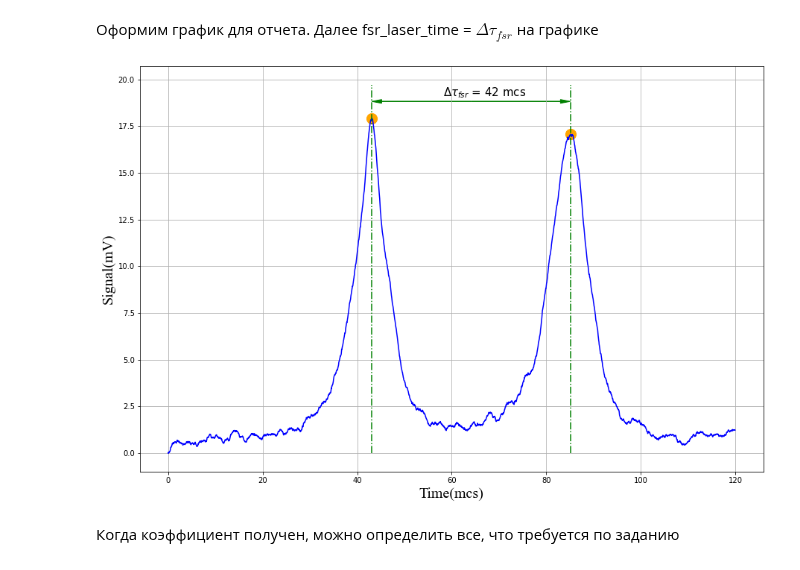
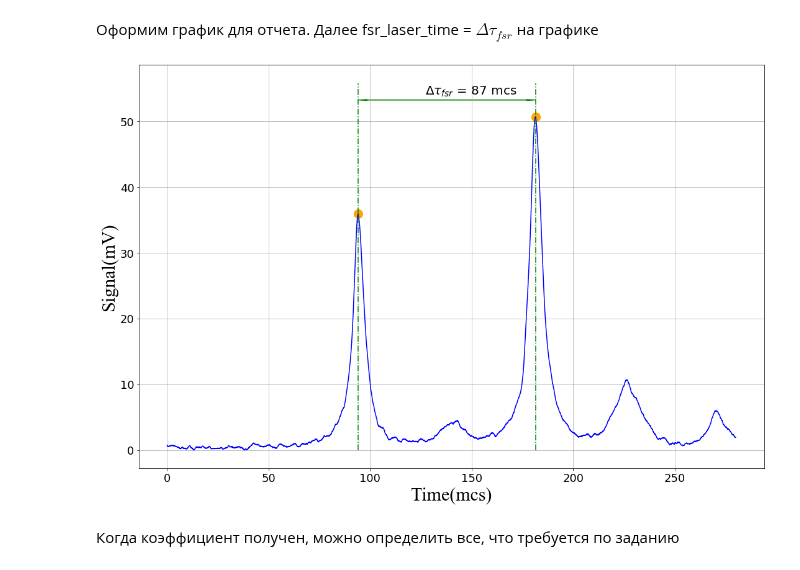
Before and after one commit to starosta39/laboratory_work, a Jupyter notebook: open_optical_resonator/Open_optical_resonator.ipynb, the cells around one changed output. Saved outputs shown, nothing was run; the diff lists cells and outputs as text; code cells hidden in the pictures.

```diff
--- a/open_optical_resonator/Open_optical_resonator.ipynb
+++ b/open_optical_resonator/Open_optical_resonator.ipynb
@@ -191,7 +194,7 @@ ax.grid()
 # %%
 #переобозначим интересующую на зону
-time_dfreq_crop = copy.copy(time_dfreq[44000:47000])
-signal_oor_dfreq_filtred_crop = copy.copy(signal_oor_dfreq[44000:47000])
+time_dfreq_crop = copy.copy(time_dfreq[35000:42000])
+signal_oor_dfreq_filtred_crop = copy.copy(signal_oor_dfreq[35000:42000])
 # сдвинем время на 0 и сигнал
 signal_oor_dfreq_filtred_crop = signal_oor_dfreq_filtred_crop - signal_oor_dfreq_filtred_crop.min()
 time_dfreq_crop = time_dfreq_crop - time_dfreq_crop[0]
@@ -230,39 +233,41 @@ tau_high = arrow_high * 1.015
 fig = plt.figure(figsize=(15, 10))
 ax = fig.add_subplot(1,1,1)
 ax.plot(time_dfreq_crop * time_coef , signal_oor_dfreq_filtred_crop * ampl_coef , c = 'blue')
-ax.set_xlabel('Time(mcs)',{'fontname':'Times New Roman'},fontweight='light',color='k', fontsize=20)
-ax.set_ylabel("Signal(mV)",{'fontname':'Times New Roman'},fontweight='light',color='k', fontsize=20)
-ax.text(tau_centre * time_coef, tau_high * ampl_coef, "$Δτ_{fsr}$ = 42 mcs",fontsize = 15)
+ax.set_xlabel('Time(mcs)',{'fontname':'Times New Roman'},fontweight='light',color='k', fontsize=30)
+ax.set_ylabel("Signal(mV)",{'fontname':'Times New Roman'},fontweight='light',color='k', fontsize=30)
+ax.text(tau_centre * time_coef, tau_high * ampl_coef, "$Δτ_{fsr}$ = 87 mcs",fontsize = 20)
 ax.scatter(
             time_dfreq_crop[max_ind_dfreq_filtred_crop[0]] * time_coef,
             signal_oor_dfreq_filtred_crop[max_ind_dfreq_filtred_crop[0]] * ampl_coef,
             color="orange", s=200, marker='o'
             )
 ax.scatter(
             time_dfreq_crop[max_ind_dfreq_filtred_crop[1]] * time_coef,
             signal_oor_dfreq_filtred_crop[max_ind_dfreq_filtred_crop[1]] * ampl_coef,
             color="orange", s=200, marker='o'
             )
 ax.vlines(
             time_dfreq_crop[max_ind_dfreq_filtred_crop[0]]* time_coef,
             ymin = 0, ymax = max_line_width * ampl_coef, color = 'green',linestyles = 'dashdot'
             )
 ax.vlines(
           time_dfreq_crop[max_ind_dfreq_filtred_crop[1]]* time_coef,
           ymin = 0, ymax = max_line_width * ampl_coef, color = 'green',linestyles = 'dashdot'
             )
 ax.arrow(
          arrow_centre * time_coef, arrow_high * ampl_coef, -arrow_length  * time_coef, 0,
          head_width=arrow_head_width * ampl_coef, head_length=arrow_head_length * time_coef, color = 'g'
         )
 ax.arrow(
           arrow_centre * time_coef, arrow_high * ampl_coef, arrow_length  * time_coef, 0,
           head_width=arrow_head_width* ampl_coef, head_length=arrow_head_length *time_coef , color = 'g'
         )
+plt.tight_layout()
+plt.tick_params(axis='both', which='major', labelsize=18)
 ax.grid()
 plt.savefig(save_path + "\\" + "peacks_of_doble_freq_generation.jpg")
 # %% [output]
-[figure, old version]
+[figure, new version]
 # %% [markdown]
 Когда коэффициент получен, можно определить все, что требуется по заданию
 # %% [markdown]
```
Also changed, not shown: parts of 42 cells of this notebook, 15 other files.
